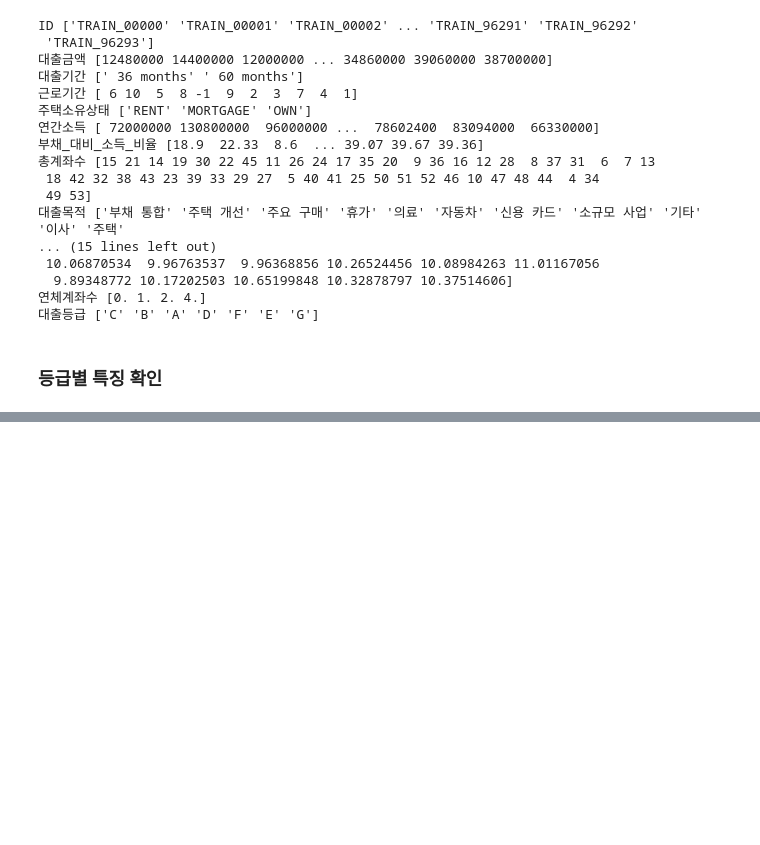
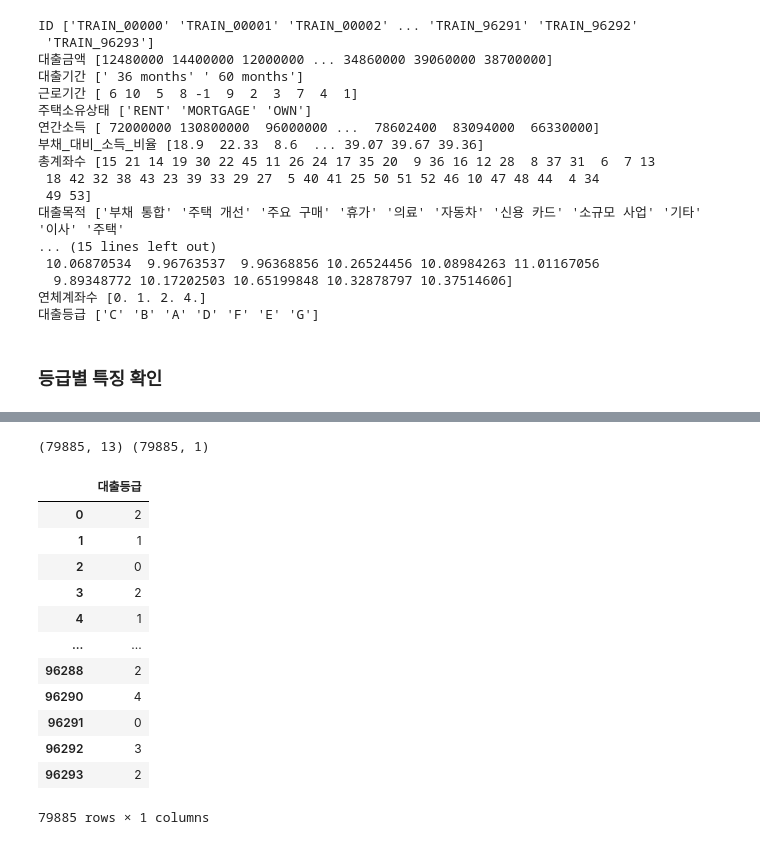
Before and after one commit to persuade39/project, a Jupyter notebook: EDA_preprocessing.ipynb, the cells around one changed output, grey strips where cells are left out. Saved outputs shown, nothing was run; the diff lists cells and outputs as text; code cells hidden in the pictures; blank space fills up the shorter version.

```diff
--- a/EDA_preprocessing.ipynb
+++ b/EDA_preprocessing.ipynb
@@ -135,5 +141,3 @@ get_3_box(df, numeric_col)
-# %%
-df = pd.read_csv('open/train.csv')
 # %%
 iqr_processing = ['부채_대비_소득_비율', '연간소득', '총상환원금', '총상환이자', '총계좌수']
 
@@ -307,0 +307,32 @@ Name: 최근_2년간_연체_횟수, dtype: float64
+# %%
+from sklearn.model_selection import train_test_split
+
+X = df.drop(['ID', '대출등급'], axis=1)
+y = df[['대출등급']]
+
+print(X.shape, y.shape)
+# %% [output]
+(79885, 13) (79885, 1)
+# %%
+from sklearn.preprocessing import LabelEncoder
+
+le = LabelEncoder()
+le.fit(y['대출등급'])
+
+
+y['대출등급'] = le.transform(y['대출등급'])
+y
+# %% [output]
+|  | 대출등급 |
+| 0 | 2 |
+| 1 | 1 |
+| 2 | 0 |
+| 3 | 2 |
+| 4 | 1 |
+| ... | ... |
+| 96288 | 2 |
+| 96290 | 4 |
+| 96291 | 0 |
+| 96292 | 3 |
+| 96293 | 2 |
+79885 rows × 1 columns
```
Also changed, not shown: parts of 32 cells of this notebook.
